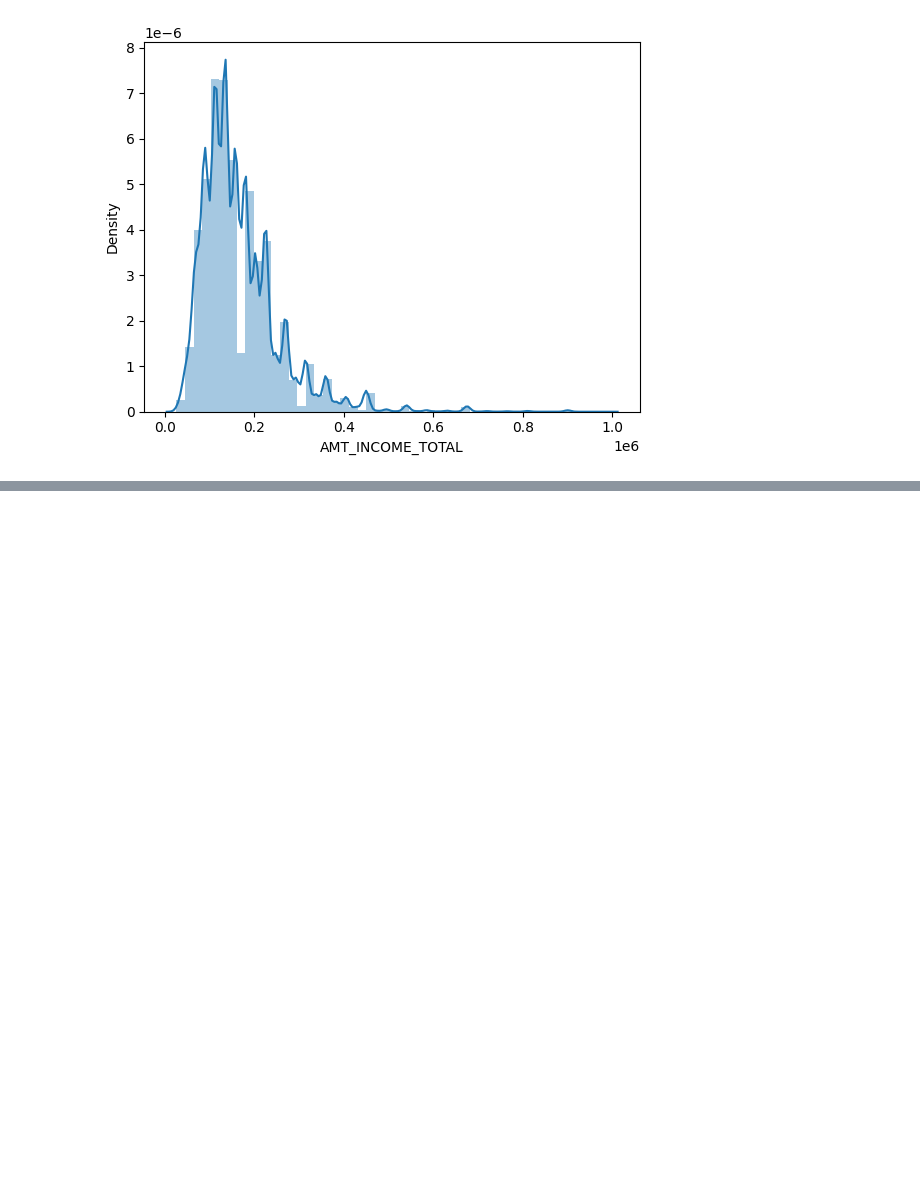
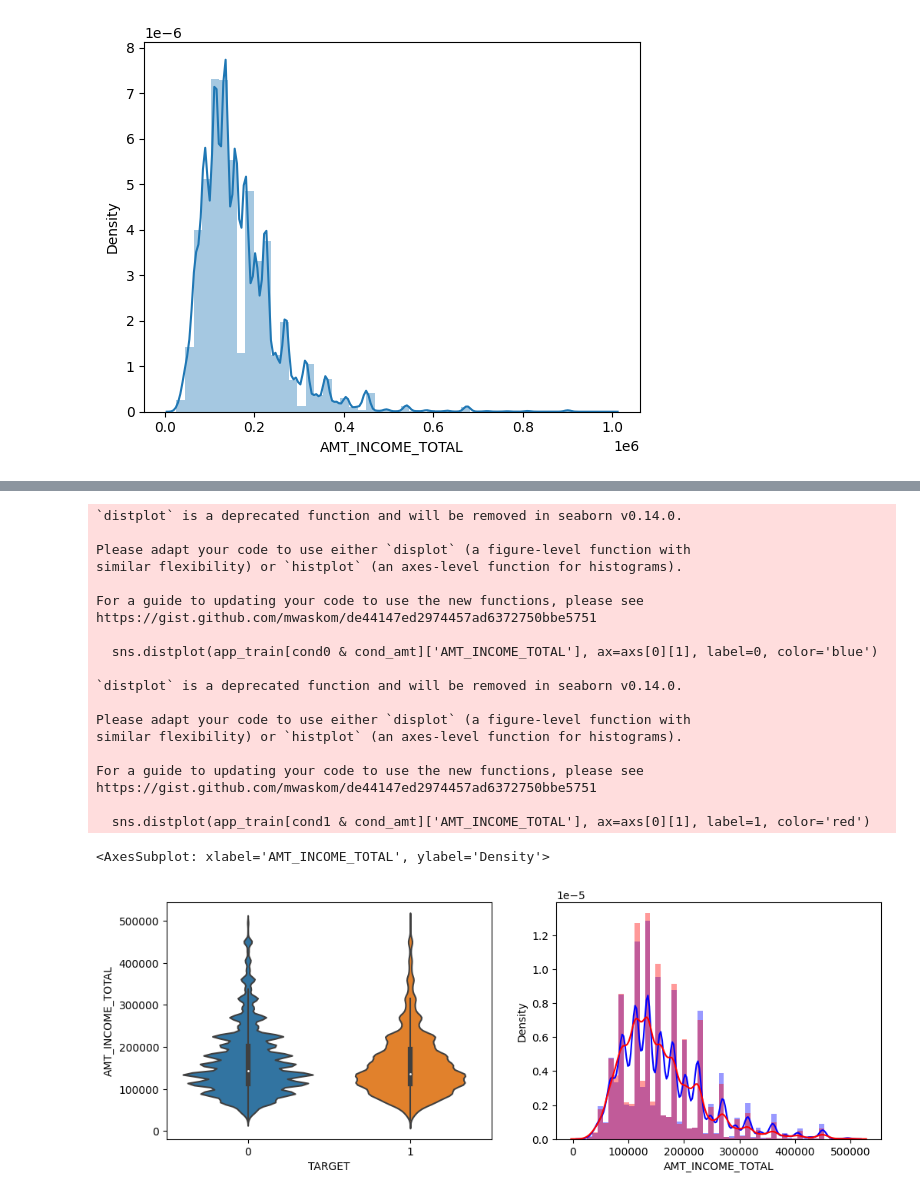
Before and after one commit to minglet/ML_study, a Jupyter notebook: advanced_kaggle/app_baseline_01.ipynb, the cells around one changed output, grey strips where cells are left out. Saved outputs shown, nothing was run; the diff lists cells and outputs as text; code cells hidden in the pictures; blank space fills up the shorter version.

```diff
--- a/advanced_kaggle/app_baseline_01.ipynb
+++ b/advanced_kaggle/app_baseline_01.ipynb
@@ -88,0 +133,36 @@ https://gist.github.com/mwaskom/de44147ed2974457ad6372750bbe5751
+# %%
+# TARGET 값 유형에 따른 Boolean Indexing 조건
+cond1 = (app_train['TARGET'] == 1)
+cond0 = (app_train['TARGET'] == 0)
+cond_amt = (app_train['AMT_INCOME_TOTAL'] < 500000)
+
+# 2개의 subplot 생성
+# squeeze=False로 설정하면, 배열이 '압축'되지 않으며 명시적으로 지정된 행과 열의 수를 유지
+fig, axs = plt.subplots(figsize=(12,4), nrows=1, ncols=2, squeeze=False)
+# plot 왼쪽에 넣을거라는 소리
+sns.violinplot(x='TARGET', y='AMT_INCOME_TOTAL', data=app_train[cond_amt], ax=axs[0][0])
+# Histogram을 오른쪽 subplot에 위치
+sns.distplot(app_train[cond0 & cond_amt]['AMT_INCOME_TOTAL'], ax=axs[0][1], label=0, color='blue')
+sns.distplot(app_train[cond1 & cond_amt]['AMT_INCOME_TOTAL'], ax=axs[0][1], label=1, color='red')
+# %% [output]
+`distplot` is a deprecated function and will be removed in seaborn v0.14.0.
+
+Please adapt your code to use either `displot` (a figure-level function with
+similar flexibility) or `histplot` (an axes-level function for histograms).
+
+For a guide to updating your code to use the new functions, please see
+https://gist.github.com/mwaskom/de44147ed2974457ad6372750bbe5751
+
+  sns.distplot(app_train[cond0 & cond_amt]['AMT_INCOME_TOTAL'], ax=axs[0][1], label=0, color='blue')
+
+`distplot` is a deprecated function and will be removed in seaborn v0.14.0.
+
+Please adapt your code to use either `displot` (a figure-level function with
+similar flexibility) or `histplot` (an axes-level function for histograms).
+
+For a guide to updating your code to use the new functions, please see
+https://gist.github.com/mwaskom/de44147ed2974457ad6372750bbe5751
+
+  sns.distplot(app_train[cond1 & cond_amt]['AMT_INCOME_TOTAL'], ax=axs[0][1], label=1, color='red')
+<AxesSubplot: xlabel='AMT_INCOME_TOTAL', ylabel='Density'>
+[figure, added]
```
Also changed, not shown: parts of 4 cells of this notebook.
